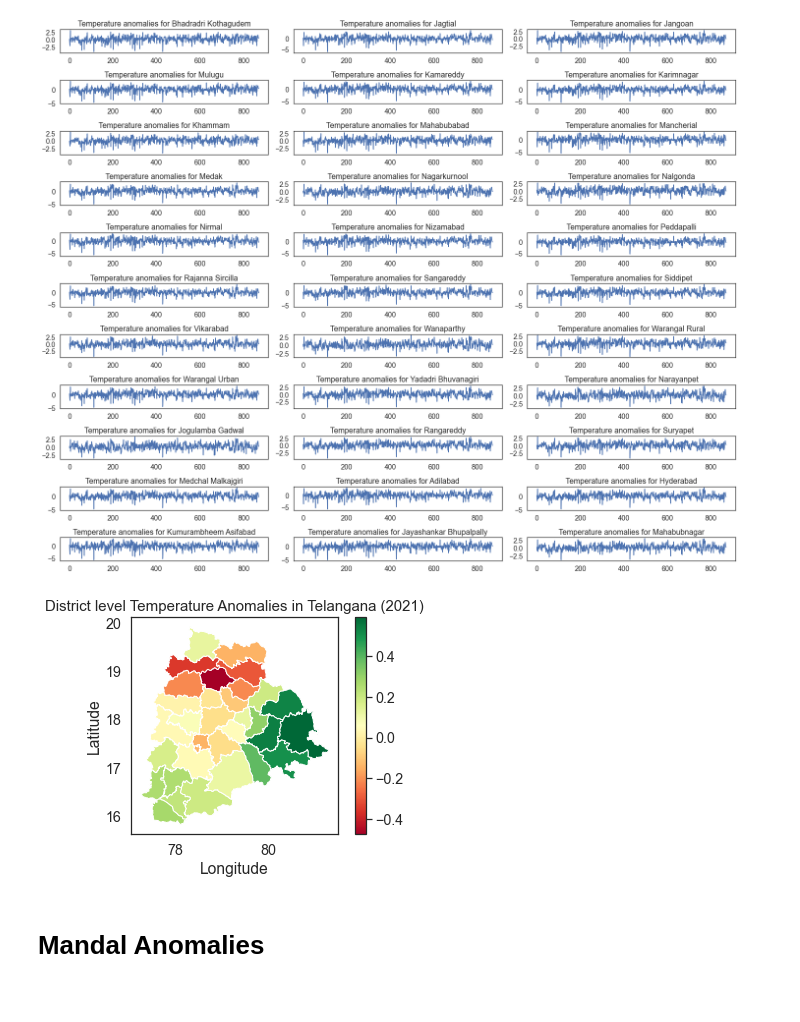
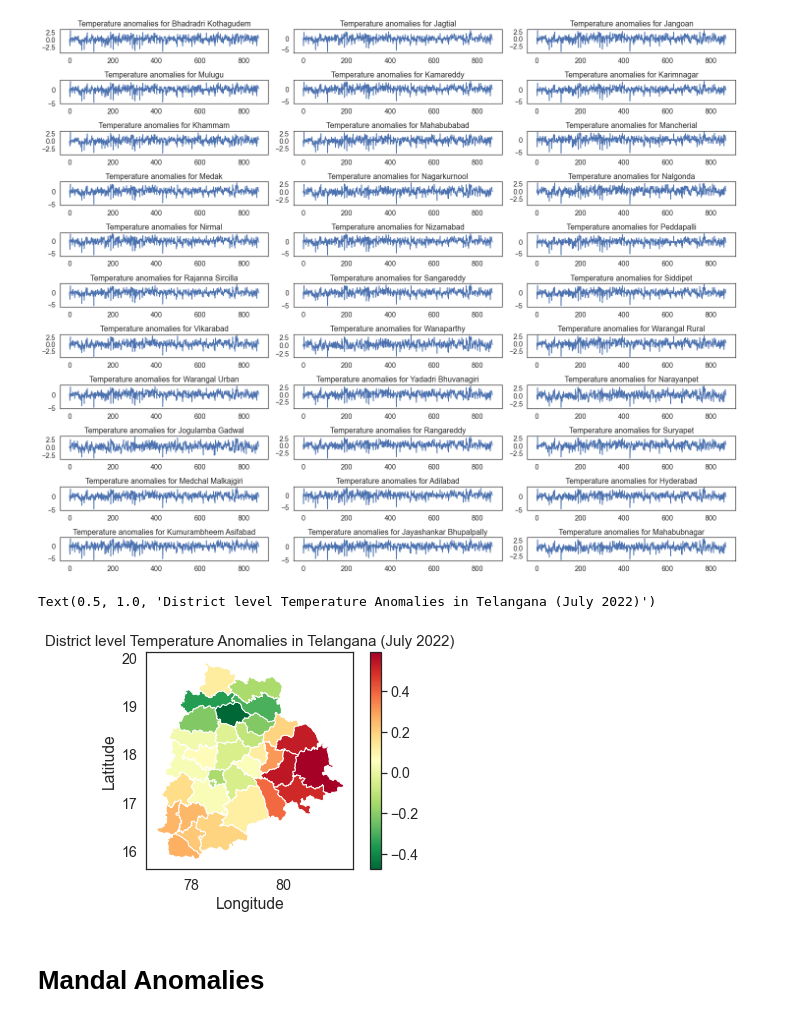
Before and after one commit to undpindia/dicra, a Jupyter notebook: analytics/sandbox/notebooks/Temperature Anomalies/DistrictMandalAnomalies.ipynb, the cells around one changed output. Drawn from its saved outputs; the diff is of its cells as text; code cells hidden in the pictures.

```diff
--- a/analytics/sandbox/notebooks/Temperature Anomalies/DistrictMandalAnomalies.ipynb
+++ b/analytics/sandbox/notebooks/Temperature Anomalies/DistrictMandalAnomalies.ipynb
@@ -90,16 +90,17 @@ for i in range(0, len(sample)):
 # %%
 sample["mean"] = arr #arr has all the mean values of zonalstat
 # %%
-plt.figsize=(6,6)
-ax.set_aspect('equal')
-sample.plot(column="mean", cmap='RdYlGn', legend=True)
+plt.figsize=(9,9)
+#ax.set_aspect('equal')
+sample.plot(column="mean", cmap='RdYlGn_r', legend=True)
 
 plt.xlabel('Longitude')
 plt.ylabel('Latitude')
-plt.title('District level Temperature Anomalies in Telangana (2021)',fontsize=15)
-ax.set_axis_off()
+plt.title('District level Temperature Anomalies in Telangana (July 2022)',fontsize=15)
+#ax.set_axis_off()
 # %% [output]
+Text(0.5, 1.0, 'District level Temperature Anomalies in Telangana (July 2022)')
-[figure, old version]
+[figure, new version]
 # %%
 #district_df.to_csv("districtanomalies.csv")
 # %% [markdown]
```
Also changed, not shown: parts of 2 cells of this notebook, 27 other files.
